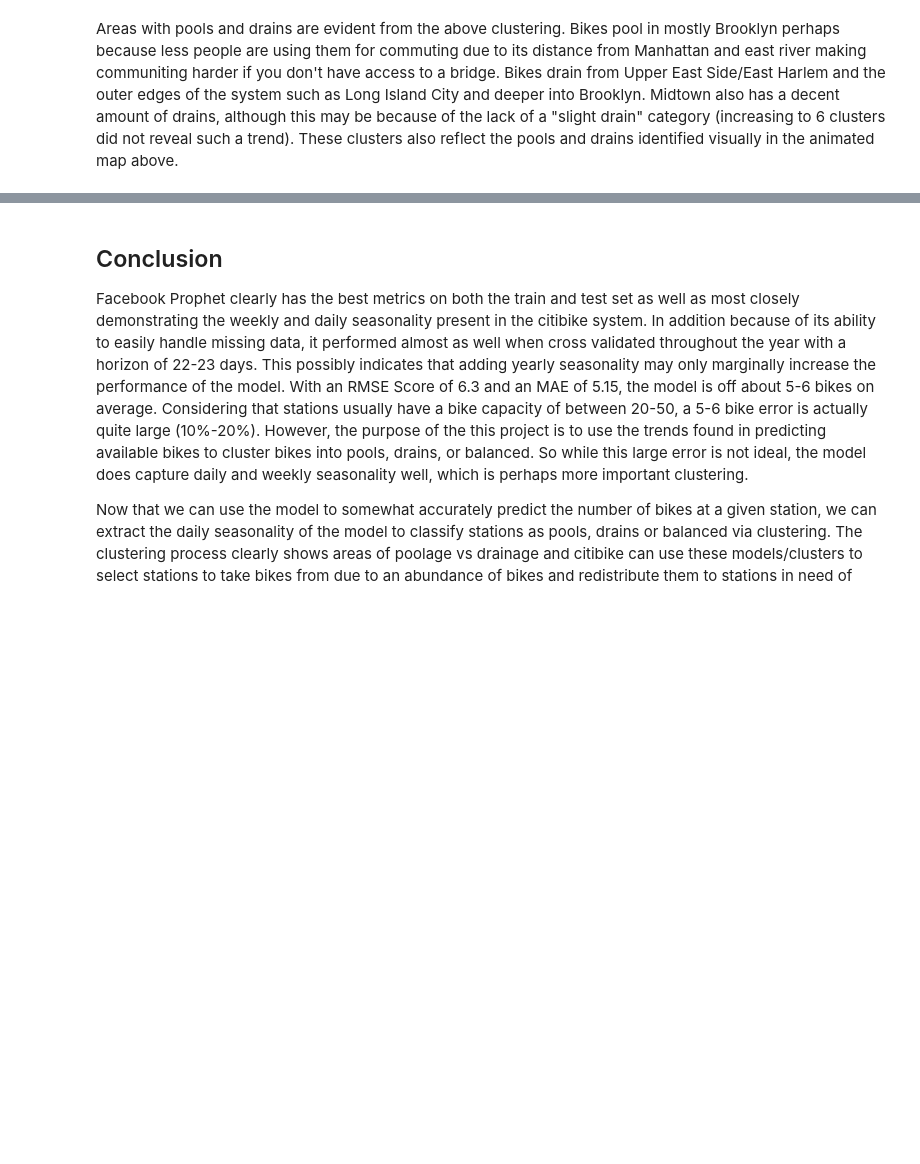
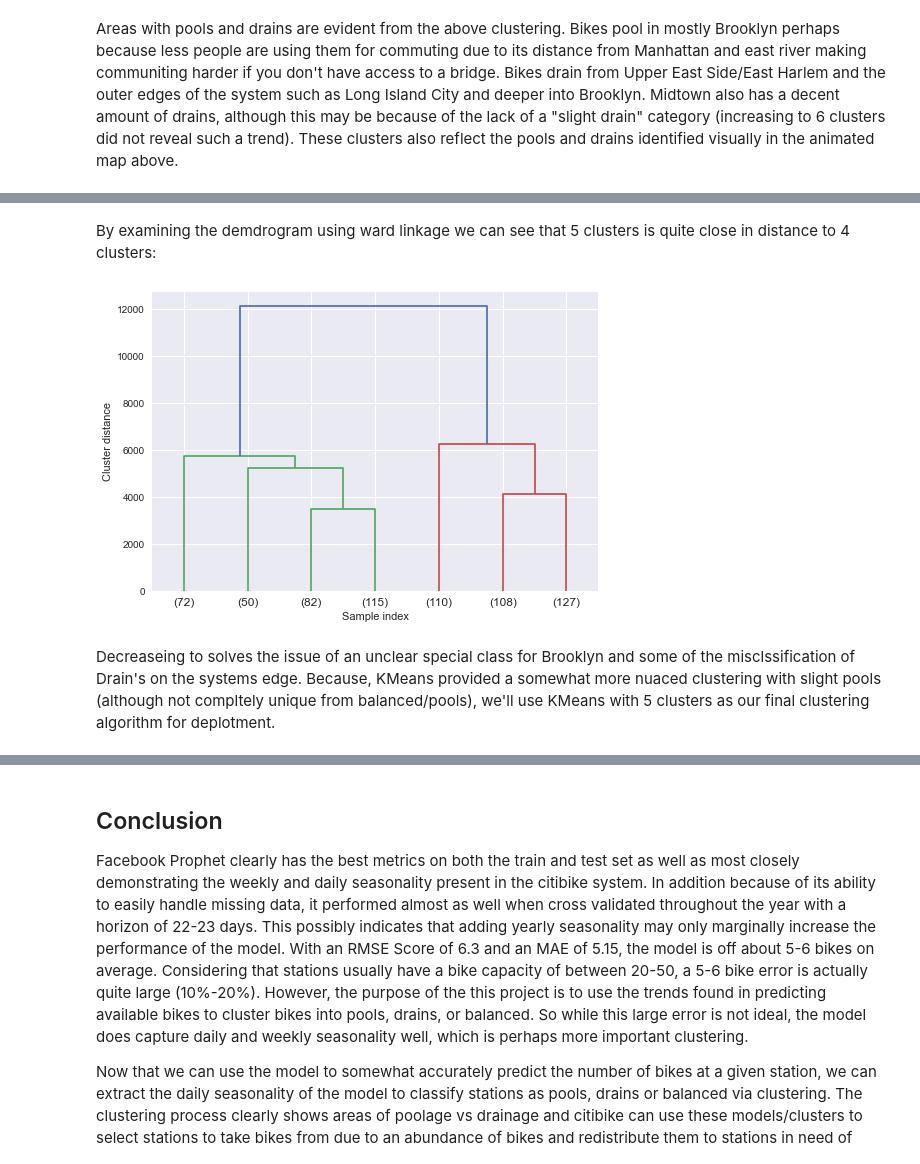
Before and after one commit to mitkrieg/citibike-timeseries, a Jupyter notebook: 03_clustering.ipynb, the cells around one changed output, grey strips where cells are left out. Drawn from its saved outputs; the diff is of its cells as text; code cells hidden in the pictures; blank space fills up the shorter version.

Commit message:
agglomerative clustering and markdown cleanup

```diff
--- a/03_clustering.ipynb
+++ b/03_clustering.ipynb
@@ -296,0 +261,15 @@ Areas with pools and drains are evident from the above clustering. Bikes pool in
+# %% [markdown]
+By examining the demdrogram using ward linkage we can see that 5 clusters is quite close in distance to 4 clusters:
+# %%
+from scipy.cluster.hierarchy import dendrogram, ward
+w = ward(system_forcast)
+dendrogram(w, truncate_mode='lastp', p=7)
+
+ax = plt.gca()
+bounds = ax.get_xbound()
+plt.xlabel('Sample index')
+plt.ylabel('Cluster distance');
+# %% [output]
+[figure, added]
+# %% [markdown]
+Decreaseing to solves the issue of an unclear special class for Brooklyn and some of the misclssification of Drain's on the systems edge. Because, KMeans provided a somewhat more nuaced clustering with slight pools (although not compltely unique from balanced/pools), we'll use KMeans with 5 clusters as our final clustering algorithm for deplotment.
```
Also changed, not shown: parts of 18 cells of this notebook, 1 other file.
